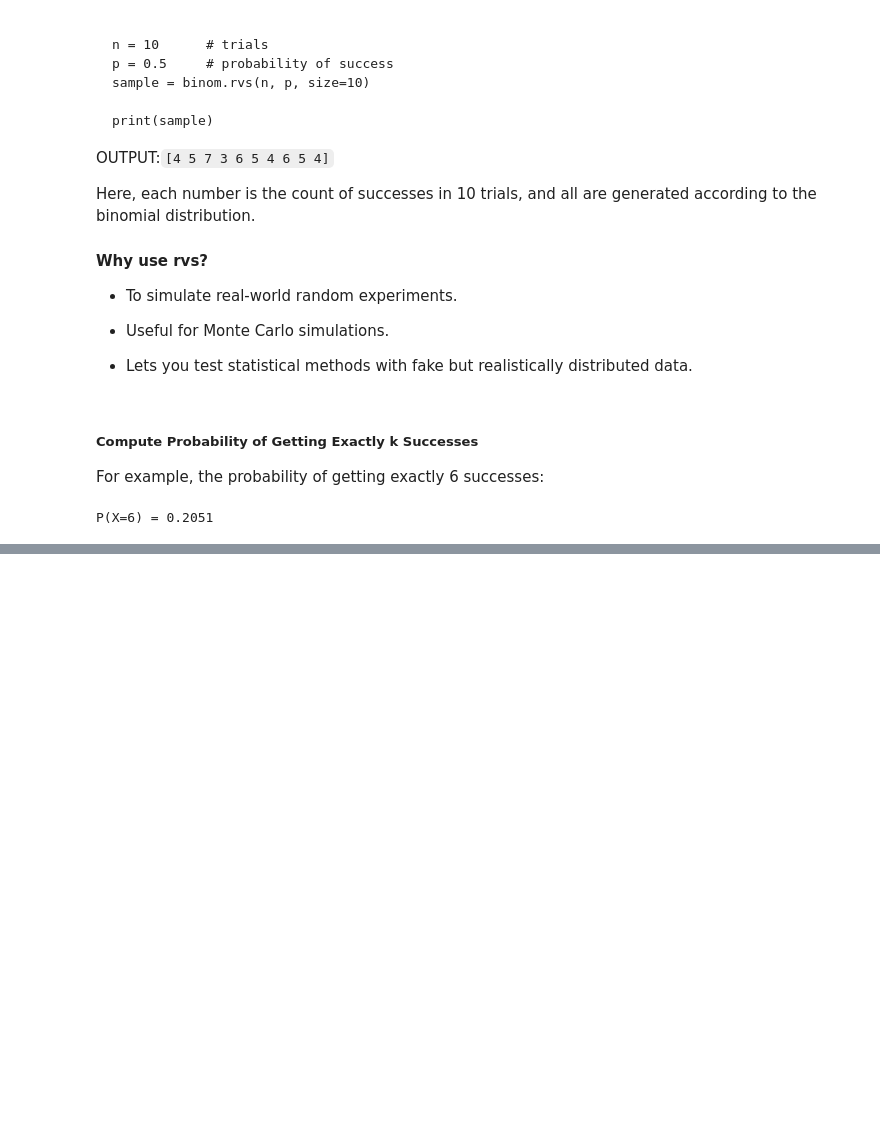
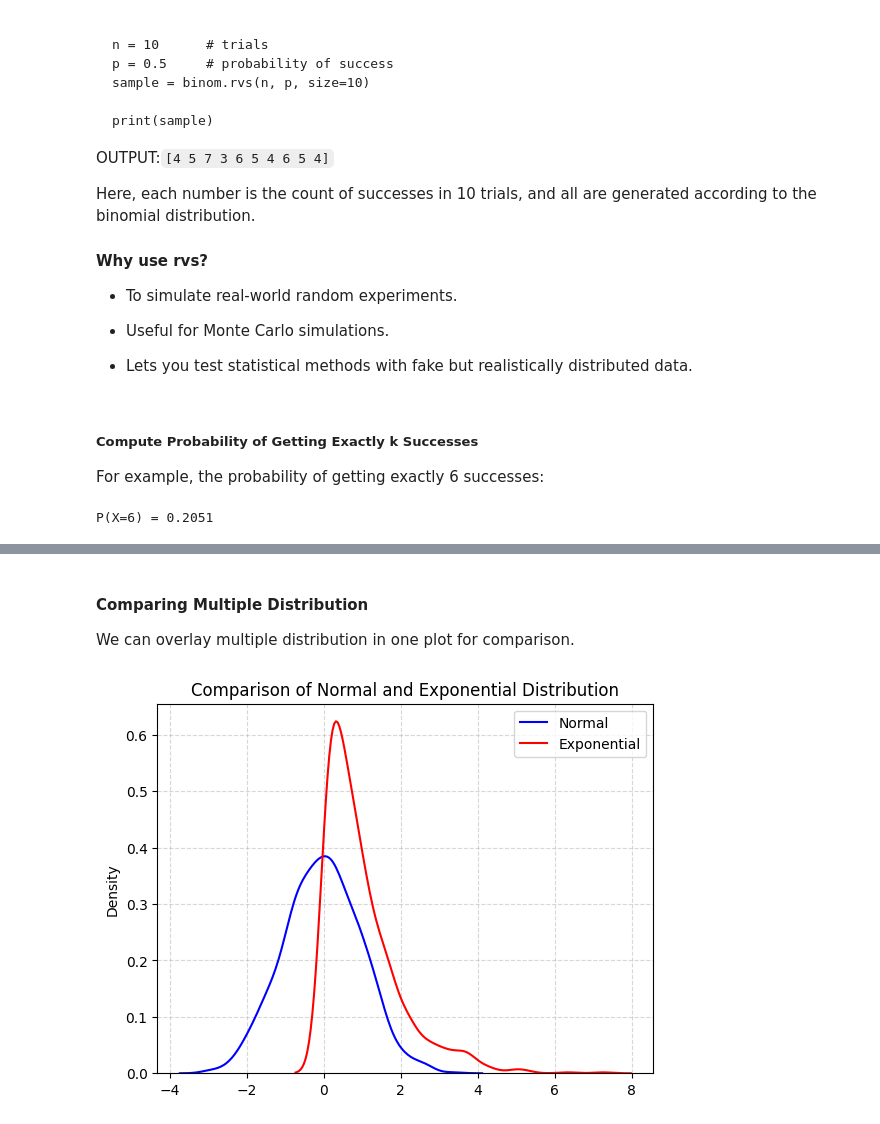
Before and after one commit to piyush-verma020/math-visualization, a Jupyter notebook: Probability.ipynb, the cells around one changed output, grey strips where cells are left out. Cells and saved outputs as stored; diff of their text form; code cells hidden in the pictures; blank space fills up the shorter version.

```diff
--- a/Probability.ipynb
+++ b/Probability.ipynb
@@ -300,0 +378,18 @@ P(X=6) = 0.2051
+# %% [markdown]
+#### Comparing Multiple Distribution
+
+We can overlay multiple distribution in one plot for comparison.
+# %%
+# Generate Data
+data_normal = np.random.normal(0,1,1000)
+data_exponential = np.random.exponential(scale=1,size=1000)
+
+# Plotting both Distributions
+sns.kdeplot(data_normal,label='Normal',color='blue')
+sns.kdeplot(data_exponential,label='Exponential',color='red')
+plt.title('Comparison of Normal and Exponential Distribution')
+plt.legend()
+plt.grid(ls='--',alpha=0.5)
+plt.show()
+# %% [output]
+[figure, added]
```
Also changed, not shown: parts of 9 cells of this notebook.
